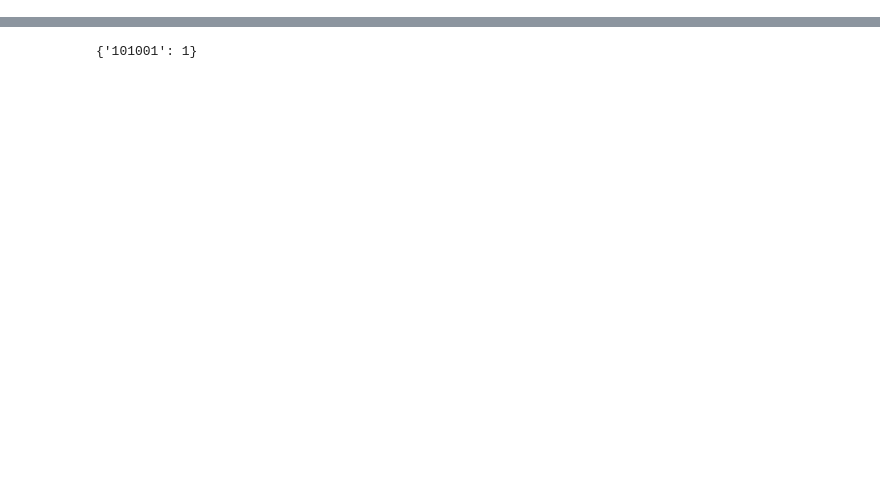
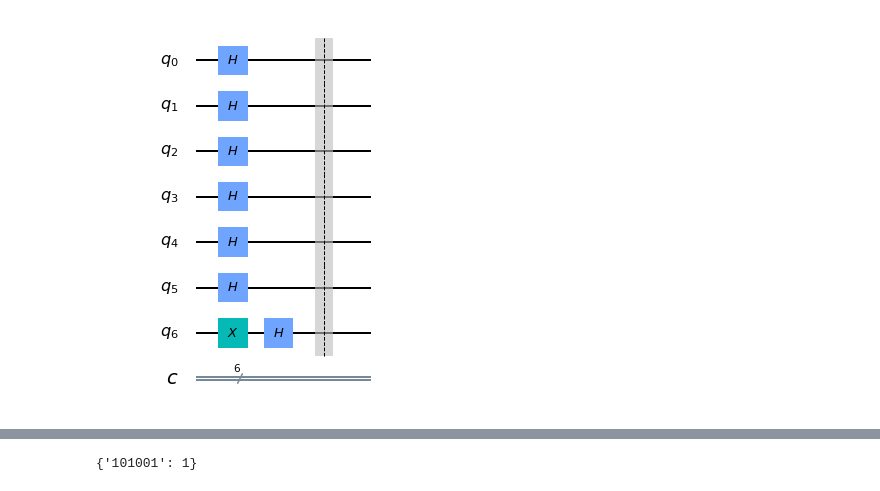
Before and after one commit to ertogrul/q-way, a Jupyter notebook: 005-bernstain-vazinari.ipynb, the cells around one changed output, grey strips where cells are left out. Saved outputs shown, nothing was run; the diff lists cells and outputs as text; code cells hidden in the pictures; blank space fills up the shorter version.

Commit message:
any secret number

```diff
--- a/005-bernstain-vazinari.ipynb
+++ b/005-bernstain-vazinari.ipynb
@@ -7 +11,17 @@ secretnumber = '101001'
+# %%
+circuit = QuantumCircuit(6+1,6)
+# apply h gate to first six qubits out of all 7 qubits we have
+# circuit.h([0,1,2,3,4,5])
+circuit.h(range(len(secret_number)))
+
+# for the last qubit apply x gate and then h gate
+# circuit.x(6)
+# circuit.h(6)
+circuit.x(len(secret_number))
+circuit.h(len(secret_number))
+
+circuit.barrier()
+circuit.draw(output='mpl')
+# %% [output]
+[figure, added]
 # %%
```
Also changed, not shown: parts of 5 cells of this notebook, 2 other files.
